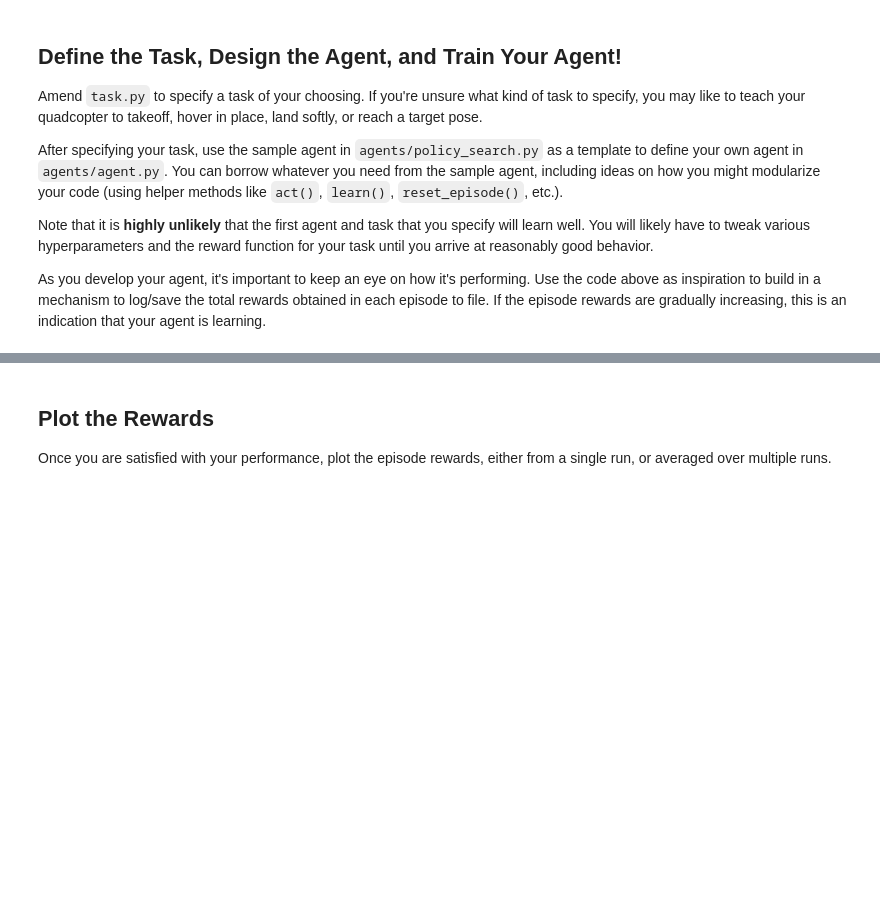
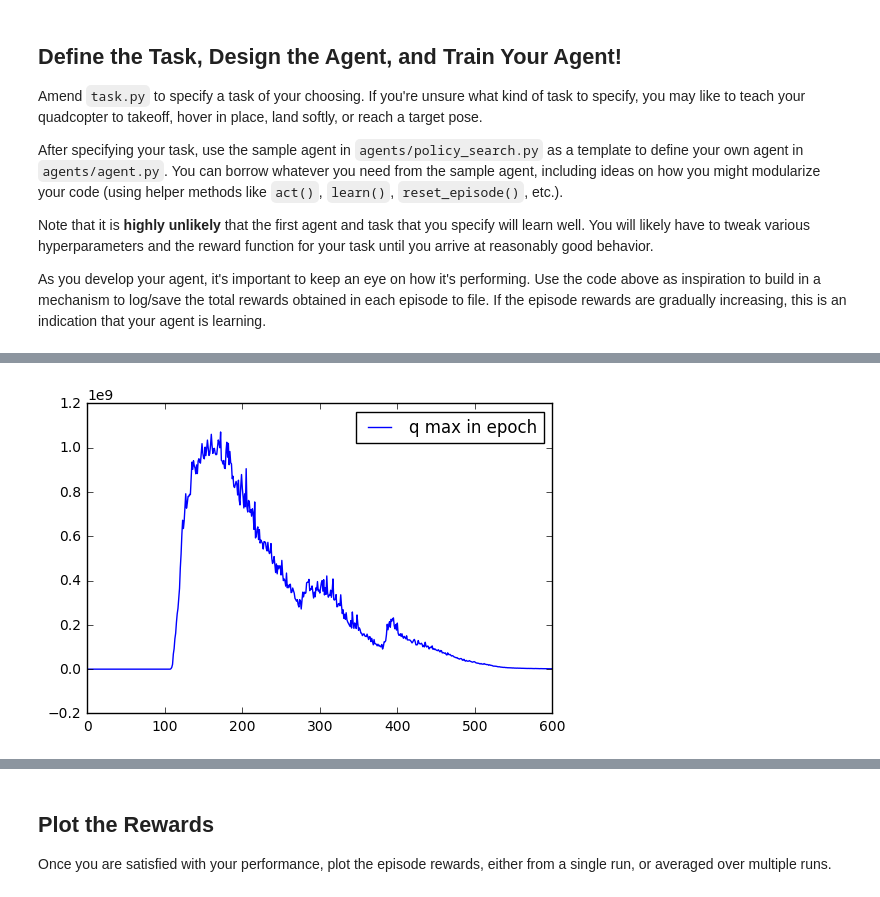
Before and after one commit to dapengAtGoGuardian/quadcopter, a Jupyter notebook: Quadcopter_Project.ipynb, the cells around one changed output, grey strips where cells are left out. Saved outputs shown, nothing was run; the diff lists cells and outputs as text; code cells hidden in the pictures; blank space fills up the shorter version.

```diff
--- a/Quadcopter_Project.ipynb
+++ b/Quadcopter_Project.ipynb
@@ -242,4 +242,4 @@ from task import Task
 from agents import agent
 
 task = Task(target_z=25, init_z=10, init_z_velocity=0, runtime=512)
-qmaxs, zs = agent.main(task, epochs=500, max_steps=256)
+qmaxs, zs = agent.main(task, epochs=600, max_steps=256)
@@ -245,0 +264,8 @@ qmaxs, zs = agent.main(task, epochs=500, max_steps=256)
+# %%
+import matplotlib.pyplot as plt
+%matplotlib inline
+plt.plot(qmaxs, label='q max in epoch')
+plt.legend()
+_ = plt.ylim()
+# %% [output]
+[figure, added]
```
Also changed, not shown: parts of 9 cells of this notebook, 2 other files.
